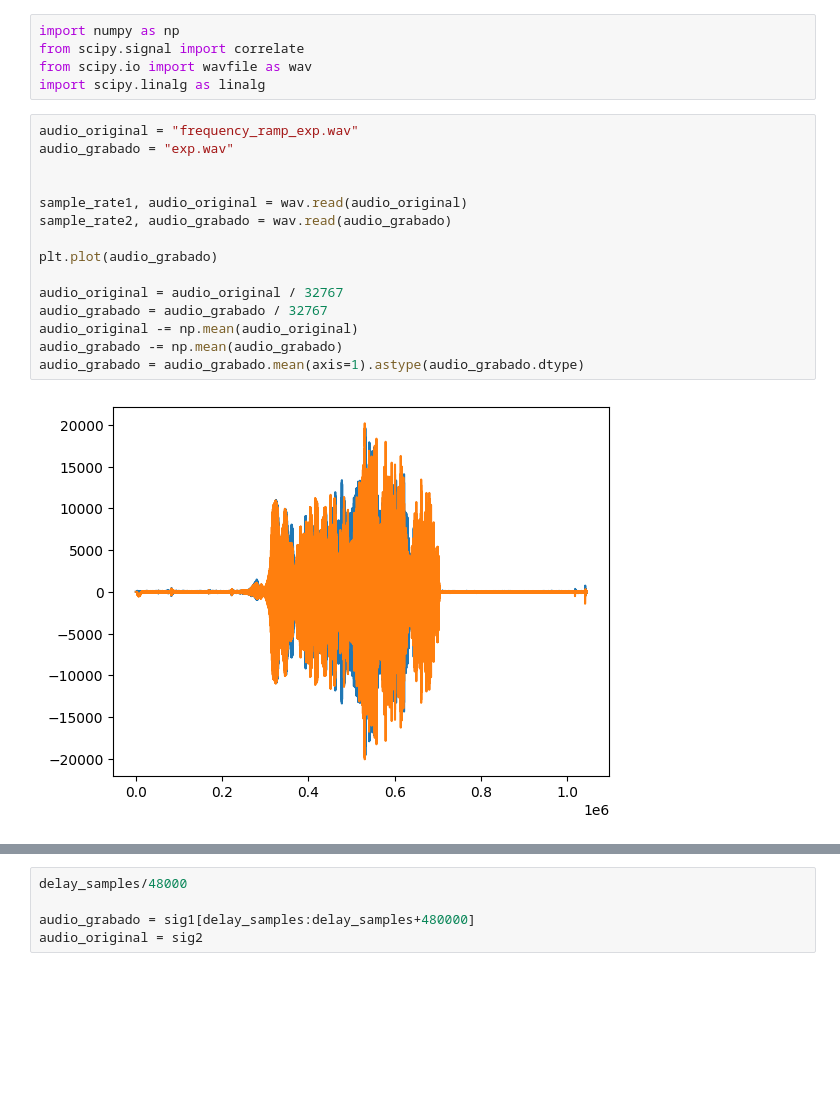
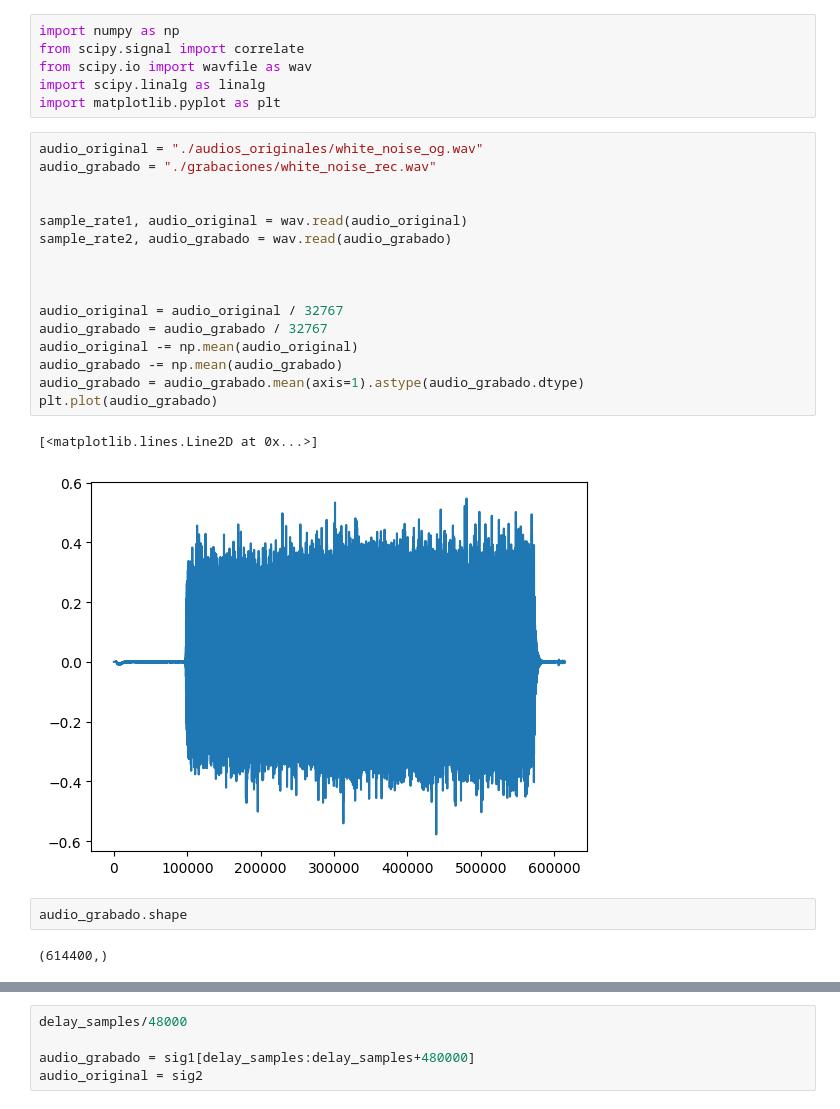
Before and after one commit to JBatRey/Procesamiento-Adaptativo-de-Se-ales-Aleatorias, a Jupyter notebook: TP2/pasatp2_acheck.ipynb, the cells around one changed output, grey strips where cells are left out. Cells and saved outputs as stored; diff of their text form; blank space fills up the shorter version.

```diff
--- a/TP2/pasatp2_acheck.ipynb
+++ b/TP2/pasatp2_acheck.ipynb
@@ -3,21 +3,28 @@ import numpy as np
 from scipy.signal import correlate
 from scipy.io import wavfile as wav
 import scipy.linalg as linalg
+import matplotlib.pyplot as plt
 # %%
-audio_original = "frequency_ramp_exp.wav"
-audio_grabado = "exp.wav"
+audio_original = "./audios_originales/white_noise_og.wav"
+audio_grabado = "./grabaciones/white_noise_rec.wav"
 
 
 sample_rate1, audio_original = wav.read(audio_original)
 sample_rate2, audio_grabado = wav.read(audio_grabado)
 
-plt.plot(audio_grabado)
+
 
 audio_original = audio_original / 32767
 audio_grabado = audio_grabado / 32767
 audio_original -= np.mean(audio_original)
 audio_grabado -= np.mean(audio_grabado)
 audio_grabado = audio_grabado.mean(axis=1).astype(audio_grabado.dtype)
+plt.plot(audio_grabado)
 # %% [output]
+[<matplotlib.lines.Line2D at 0x...>]
-[figure, old version]
+[figure, new version]
+# %%
+audio_grabado.shape
+# %% [output]
+(614400,)
 # %%
```
Also changed, not shown: parts of 8 cells of this notebook, 27 other files.
